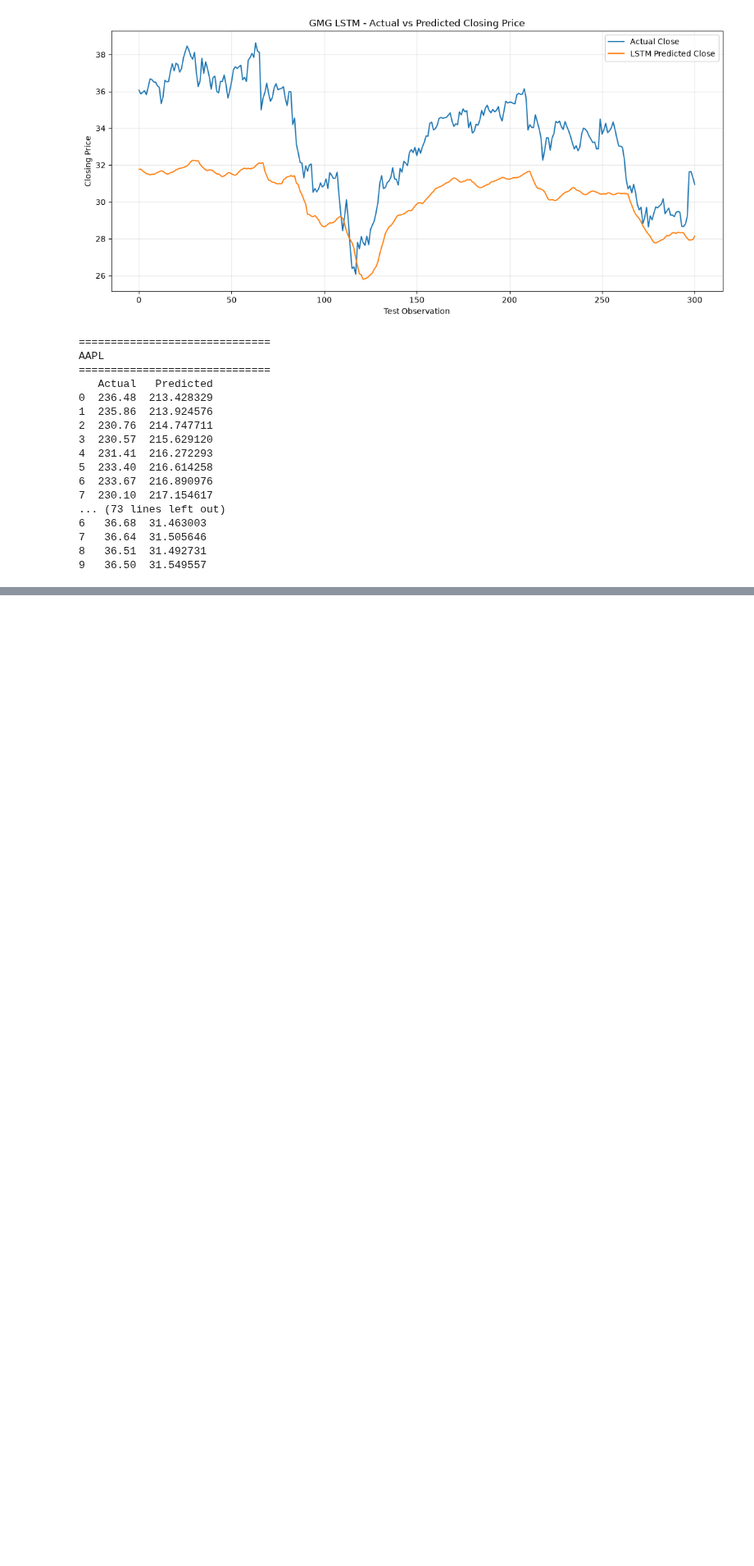
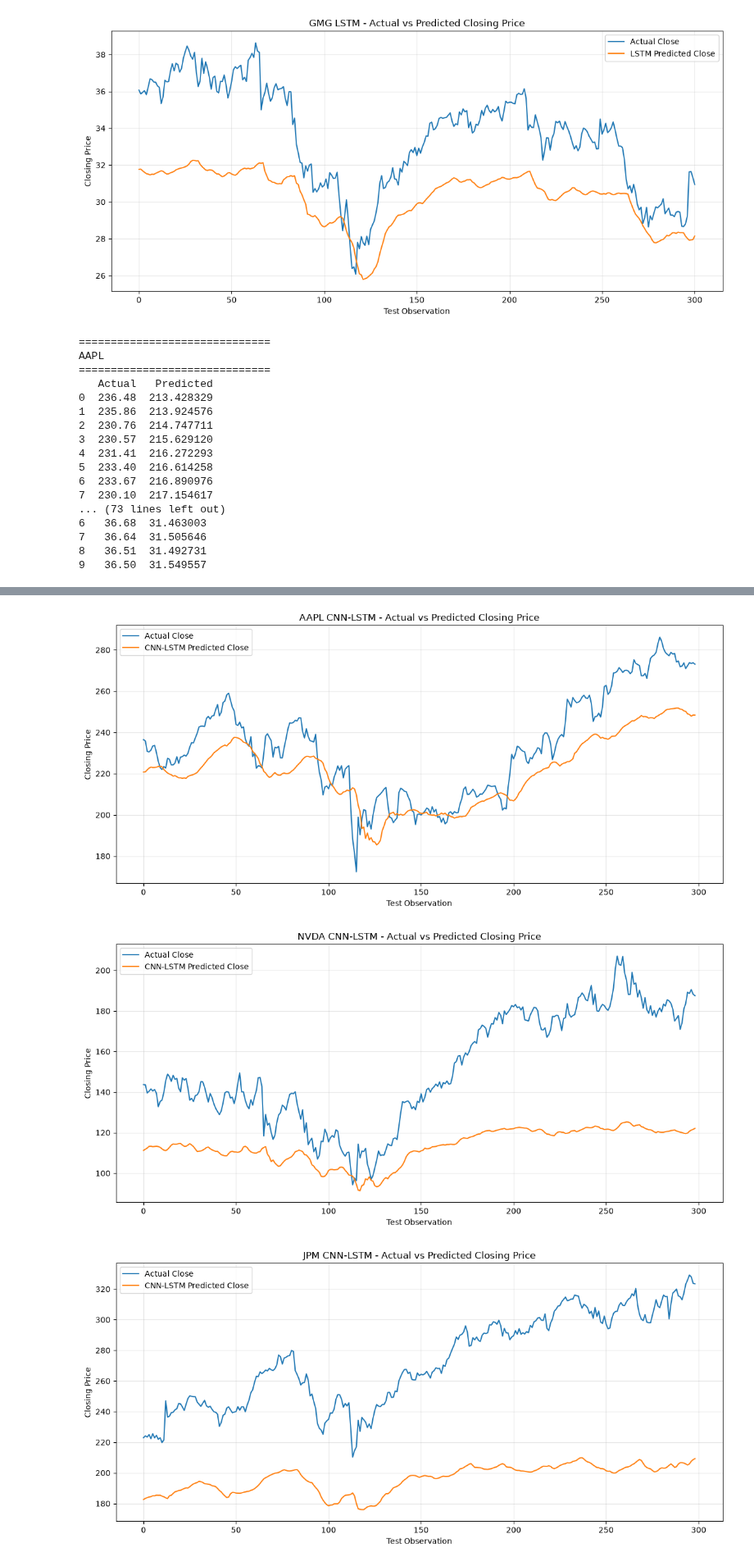
Before and after one commit to ClaraNguyen9130/AI-Powered-Stock-Market-Prediction, a Jupyter notebook: COMP8851_Major Project.ipynb, the cells around one changed output, grey strips where cells are left out. Shown at 82% size. Saved outputs shown, nothing was run; the diff lists cells and outputs as text; code cells hidden in the pictures; blank space fills up the shorter version.

```diff
--- a/COMP8851_Major Project.ipynb
+++ b/COMP8851_Major Project.ipynb
@@ -1223,0 +1450,37 @@ AAPL
+# %%
+# CNN-LSTM Actual vs Predicted
+def plot_cnn_lstm_predictions(stock_name):
+
+    actual = cnn_lstm_predictions[
+        stock_name
+    ]["actual"]
+
+    predicted = cnn_lstm_predictions[
+        stock_name
+    ]["predicted"]
+
+    plt.figure(figsize=(14, 6))
+    plt.plot(
+        actual,
+        label="Actual Close"
+    )
+    plt.plot(
+        predicted,
+        label="CNN-LSTM Predicted Close"
+    )
+    plt.title(
+        f"{stock_name} CNN-LSTM - "
+        f"Actual vs Predicted Closing Price"
+    )
+    plt.xlabel("Test Observation")
+    plt.ylabel("Closing Price")
+    plt.legend()
+    plt.grid(alpha=0.3)
+    plt.show()
+# %%
+for stock_name in sequence_data.keys():
+    plot_cnn_lstm_predictions(stock_name)
+# %% [output]
+[figure, added]
+[figure, added]
+[figure, added]
```
Also changed, not shown: parts of 8 cells of this notebook.
